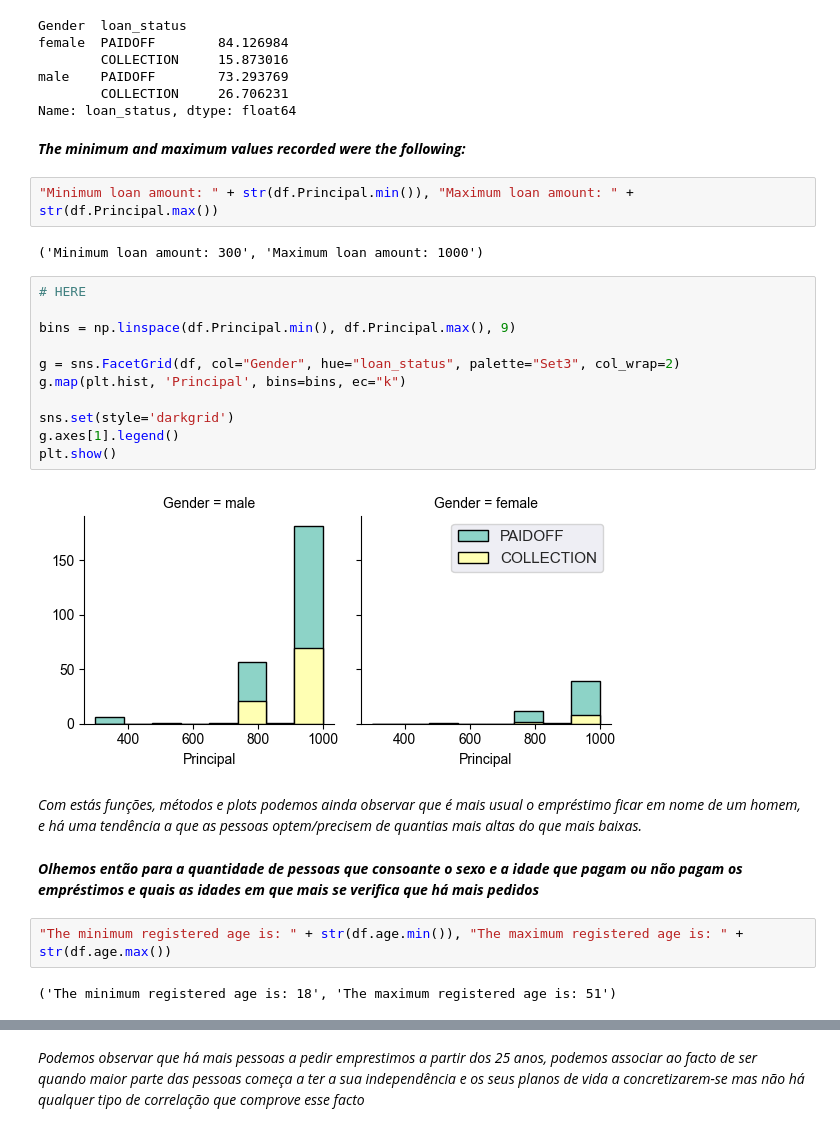
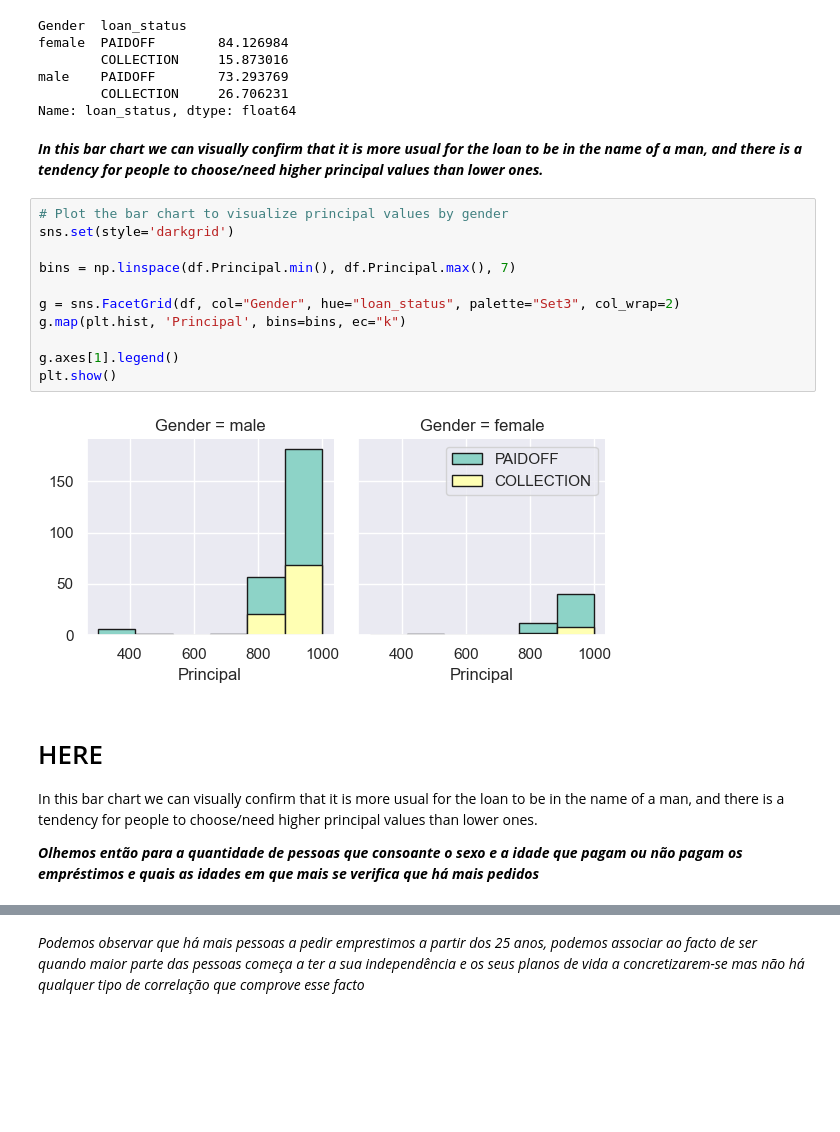
Before and after one commit to ThatPoter/Bank-Loan-Classifier, a Jupyter notebook: LoansStatusClassification(v1).ipynb, the cells around one changed output, grey strips where cells are left out. Cells and saved outputs as stored; diff of their text form; blank space fills up the shorter version.

```diff
--- a/LoansStatusClassification(v1).ipynb
+++ b/LoansStatusClassification(v1).ipynb
@@ -147,30 +164,23 @@ female  PAIDOFF        84.126984
 male    PAIDOFF        73.293769
         COLLECTION     26.706231
 Name: loan_status, dtype: float64
-# %% [markdown]
-***The minimum and maximum values recorded were the following:***
-# %%
-"Minimum loan amount: " + str(df.Principal.min()), "Maximum loan amount: " + str(df.Principal.max())
-# %% [output]
-('Minimum loan amount: 300', 'Maximum loan amount: 1000')
+# %% [markdown]
+***In this bar chart we can visually confirm that it is more usual for the loan to be in the name of a man, and there is a tendency for people to choose/need higher principal values than lower ones.***
 # %%
-# HERE
+# Plot the bar chart to visualize principal values by gender
+sns.set(style='darkgrid')
 
-bins = np.linspace(df.Principal.min(), df.Principal.max(), 9)
+bins = np.linspace(df.Principal.min(), df.Principal.max(), 7)
 
 g = sns.FacetGrid(df, col="Gender", hue="loan_status", palette="Set3", col_wrap=2)
 g.map(plt.hist, 'Principal', bins=bins, ec="k")
 
-sns.set(style='darkgrid')
 g.axes[1].legend()
 plt.show()
 # %% [output]
-[figure, old version]
+[figure, new version]
-# %% [markdown]
-*Com estás funções, métodos e plots podemos ainda observar que é mais usual o empréstimo ficar em nome de um homem, e há uma tendência a que as pessoas optem/precisem de quantias mais altas do que mais baixas.*
 # %% [markdown]
+# HERE
+In this bar chart we can visually confirm that it is more usual for the loan to be in the name of a man, and there is a tendency for people to choose/need higher principal values than lower ones.
+
 ***Olhemos então para a quantidade de pessoas que consoante o sexo e a idade que pagam ou não pagam os empréstimos e quais as idades em que mais se verifica que há mais pedidos***
-# %%
-"The minimum registered age is: " + str(df.age.min()), "The maximum registered age is: " + str(df.age.max())
-# %% [output]
-('The minimum registered age is: 18', 'The maximum registered age is: 51')
```
Also changed, not shown: parts of 12 cells of this notebook.
